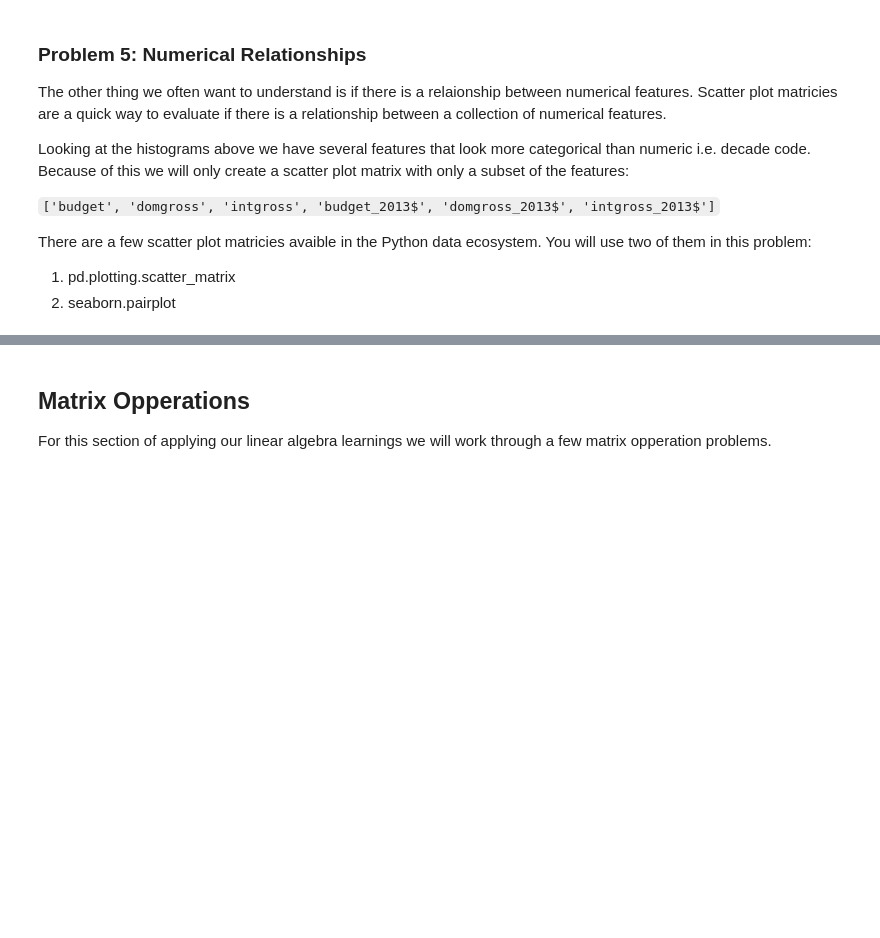
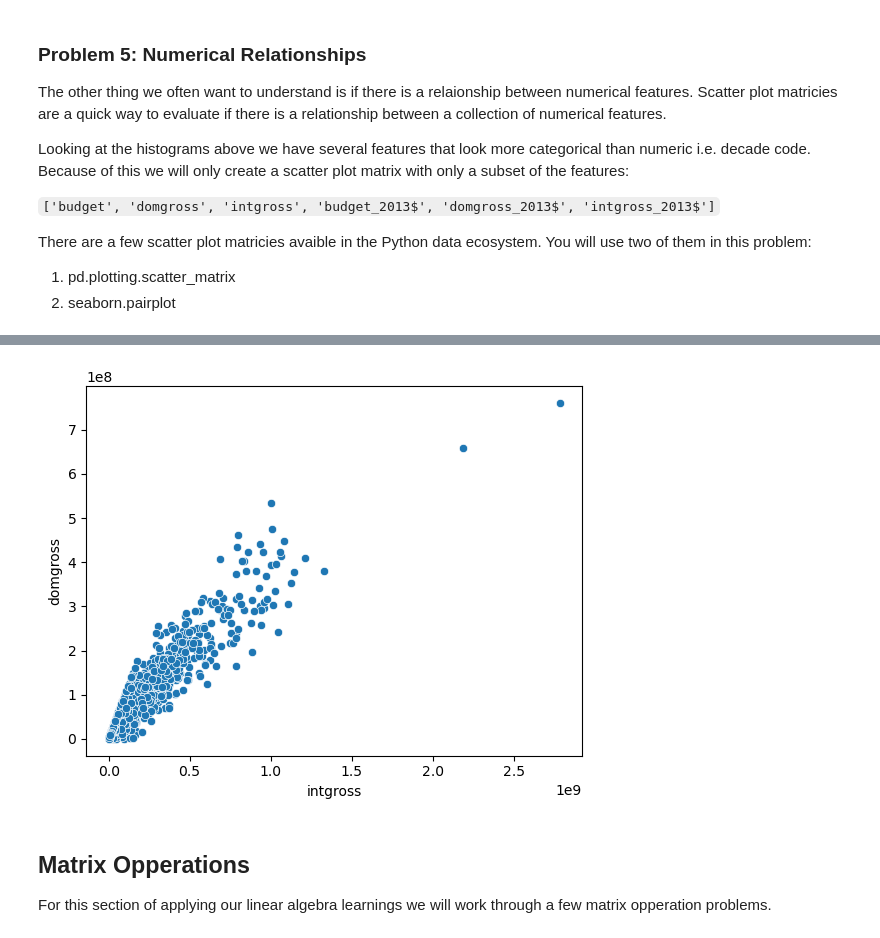
Before and after one commit to jlnsmith2001/AD450Winter2026, a Jupyter notebook: week_6_eda_matrix.ipynb, the cells around one changed output, grey strips where cells are left out. Drawn from its saved outputs; the diff is of its cells as text; code cells hidden in the pictures; blank space fills up the shorter version.

```diff
--- a/week_6_eda_matrix.ipynb
+++ b/week_6_eda_matrix.ipynb
@@ -393,3 +424,8 @@ There are a few scatter plot matricies avaible in the Python data ecosystem. You
+# %%
+sns.scatterplot(x = 'intgross', y = 'domgross', data = movie_df)
+plt.show()
+# %% [output]
+[figure, added]
 # %% [markdown]
 ## Matrix Opperations
 
```
Also changed, not shown: parts of 5 cells of this notebook.
